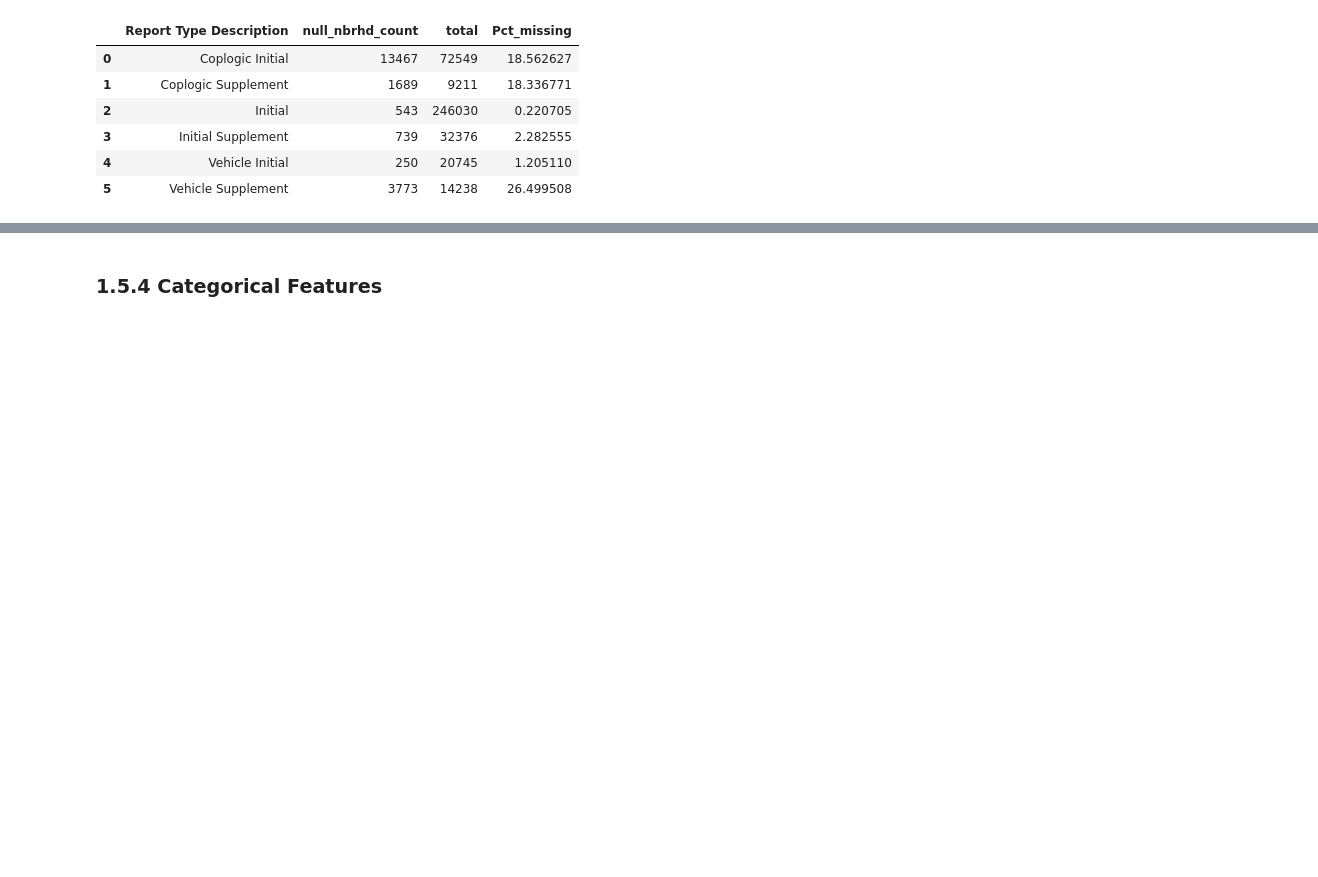
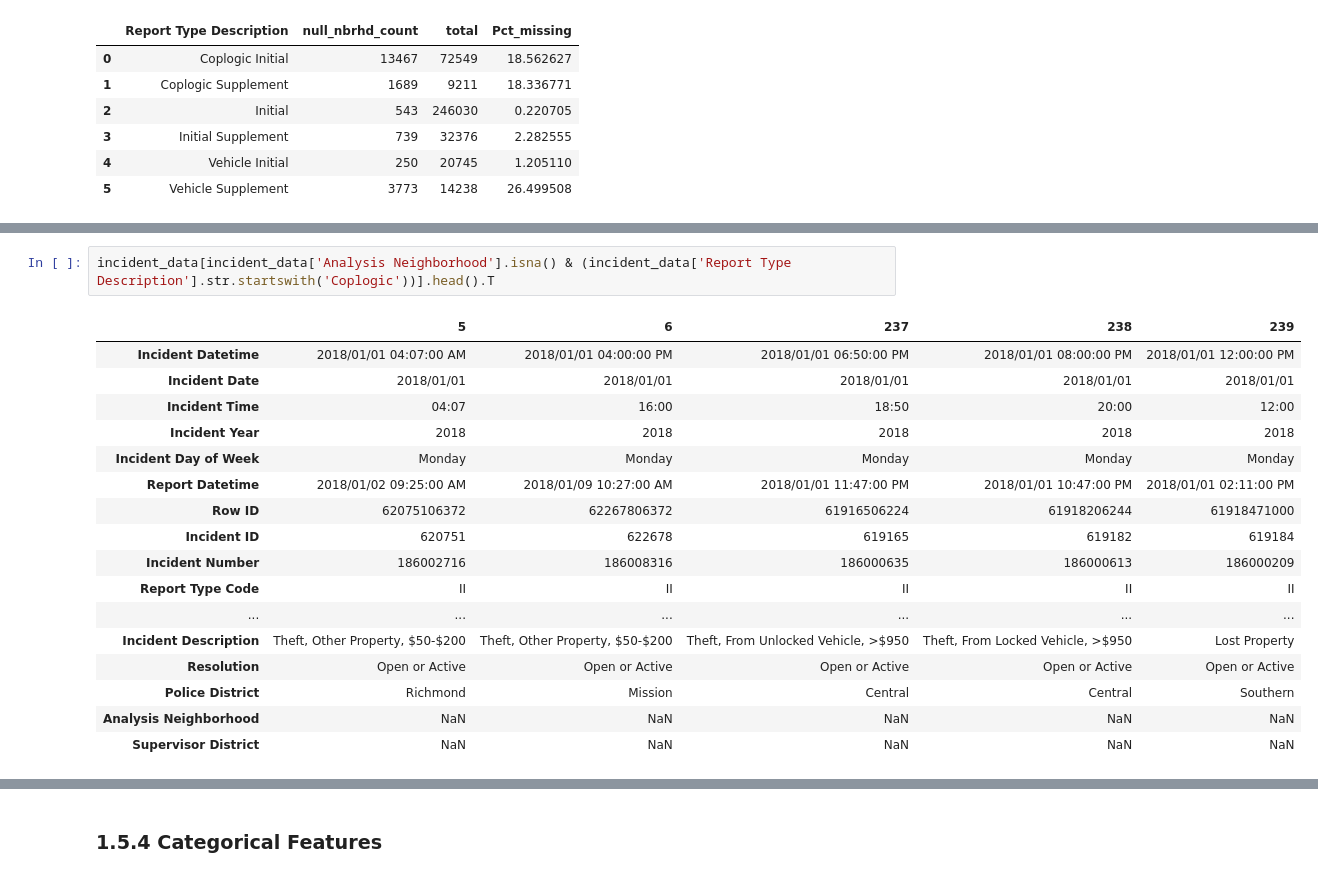
Before and after one commit to fontainelam/SF-PoliceIncidents-311-Housing, a Jupyter notebook: Wrangling_SF_Police_Incidents.ipynb, the cells around one changed output, grey strips where cells are left out. Drawn from its saved outputs; the diff is of its cells as text; blank space fills up the shorter version.

```diff
--- a/Wrangling_SF_Police_Incidents.ipynb
+++ b/Wrangling_SF_Police_Incidents.ipynb
@@ -317,0 +450,20 @@ df_nullnbrhds_overall
+# %%
+incident_data[incident_data['Analysis Neighborhood'].isna() & (incident_data['Report Type Description'].str.startswith('Coplogic'))].head().T
+# %% [output]
+|  | 5 | 6 | 237 | 238 | 239 |
+| Incident Datetime | 2018/01/01 04:07:00 AM | 2018/01/01 04:00:00 PM | 2018/01/01 06:50:00 PM | 2018/01/01 08:00:00 PM | 2018/01/01 12:00:00 PM |
+| Incident Date | 2018/01/01 | 2018/01/01 | 2018/01/01 | 2018/01/01 | 2018/01/01 |
+| Incident Time | 04:07 | 16:00 | 18:50 | 20:00 | 12:00 |
+| Incident Year | 2018 | 2018 | 2018 | 2018 | 2018 |
+| Incident Day of Week | Monday | Monday | Monday | Monday | Monday |
+| Report Datetime | 2018/01/02 09:25:00 AM | 2018/01/09 10:27:00 AM | 2018/01/01 11:47:00 PM | 2018/01/01 10:47:00 PM | 2018/01/01 02:11:00 PM |
+| Row ID | 62075106372 | 62267806372 | 61916506224 | 61918206244 | 61918471000 |
+| Incident ID | 620751 | 622678 | 619165 | 619182 | 619184 |
+| Incident Number | 186002716 | 186008316 | 186000635 | 186000613 | 186000209 |
+| Report Type Code | II | II | II | II | II |
+| ... | ... | ... | ... | ... | ... |
+| Incident Description | Theft, Other Property, $50-$200 | Theft, Other Property, $50-$200 | Theft, From Unlocked Vehicle, >$950 | Theft, From Locked Vehicle, >$950 | Lost Property |
+| Resolution | Open or Active | Open or Active | Open or Active | Open or Active | Open or Active |
+| Police District | Richmond | Mission | Central | Central | Southern |
+| Analysis Neighborhood | NaN | NaN | NaN | NaN | NaN |
+| Supervisor District | NaN | NaN | NaN | NaN | NaN |
```
Also changed, not shown: parts of 68 cells of this notebook, 2 other files.
